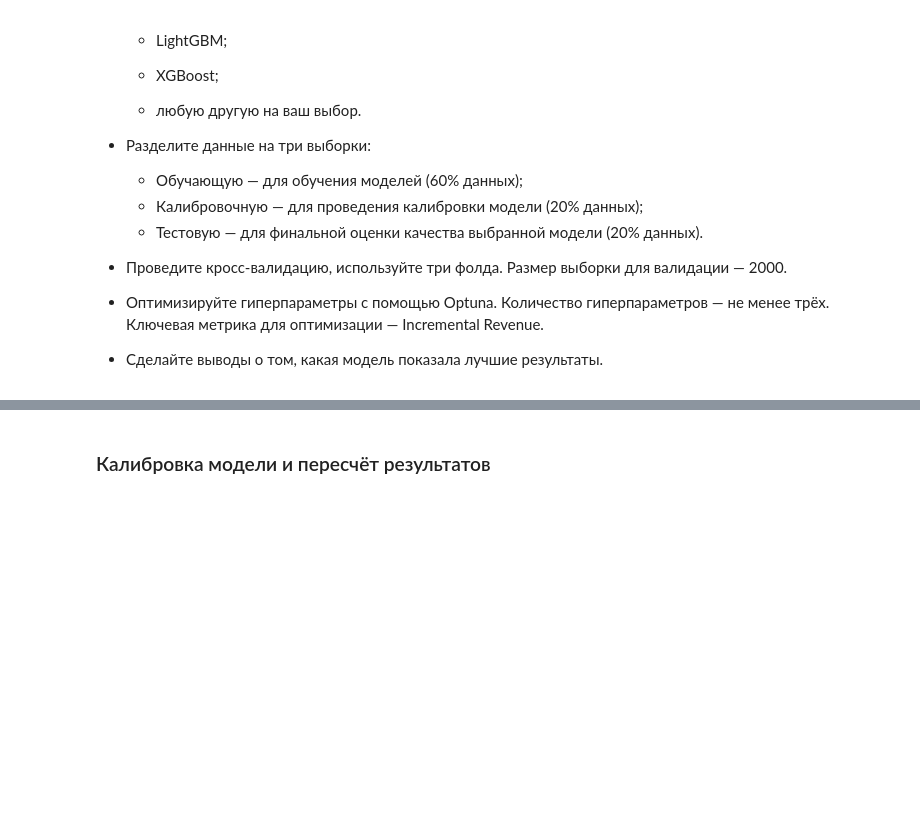
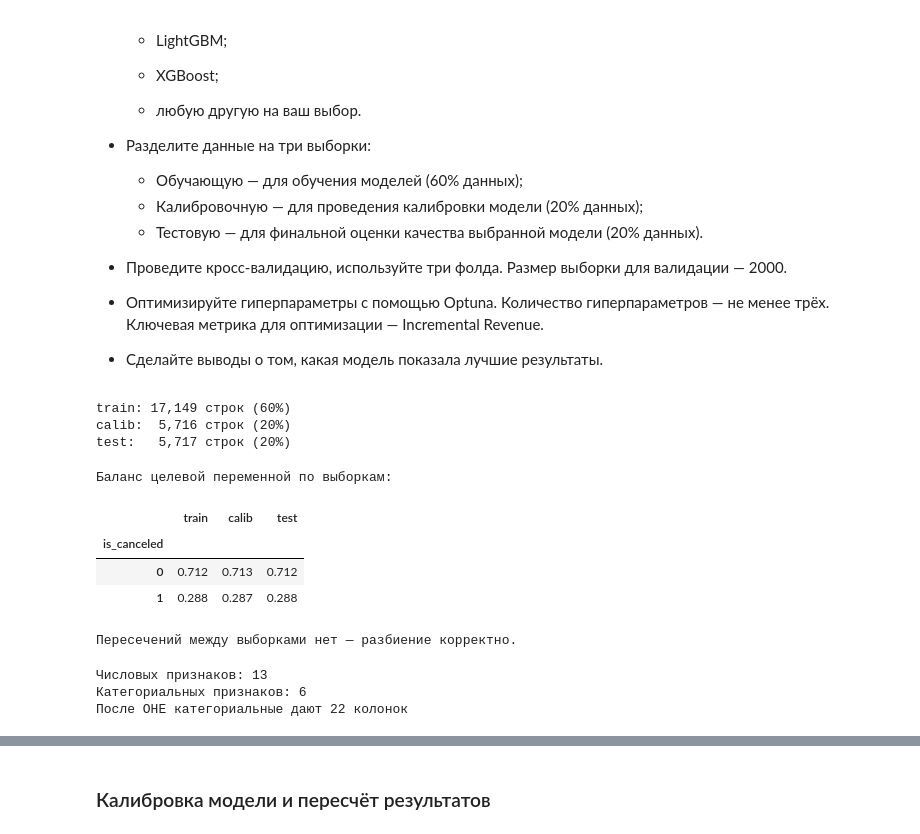
Before and after one commit to 2Myaka2/DataScience_projects, a Jupyter notebook: project4_final.ipynb, the cells around one changed output, grey strips where cells are left out. Cells and saved outputs as stored; diff of their text form; code cells hidden in the pictures; blank space fills up the shorter version.

```diff
--- a/project4_final.ipynb
+++ b/project4_final.ipynb
@@ -1446,3 +1450,73 @@ Name: is_canceled, dtype: float64
 - Оптимизируйте гиперпараметры с помощью Optuna. Количество гиперпараметров — не менее трёх. Ключевая метрика для оптимизации — Incremental Revenue.
 
 - Сделайте выводы о том, какая модель показала лучшие результаты.
+# %%
+X = df_model.drop(columns=[TARGET])
+y = df_model[TARGET]
+
+X_train, X_temp, y_train, y_temp = train_test_split(
+    X, y,
+    test_size=(CALIB_SIZE + TEST_SIZE),
+    stratify=y,
+    random_state=RANDOM_STATE,
+)
+
+X_calib, X_test, y_calib, y_test = train_test_split(
+    X_temp, y_temp,
+    test_size=TEST_SIZE / (CALIB_SIZE + TEST_SIZE),
+    stratify=y_temp,
+    random_state=RANDOM_STATE,
+)
+
+print(f"train: {X_train.shape[0]:>6,} строк ({len(X_train) / len(X) * 100:.0f}%)")
+print(f"calib: {X_calib.shape[0]:>6,} строк ({len(X_calib) / len(X) * 100:.0f}%)")
+print(f"test:  {X_test.shape[0]:>6,} строк ({len(X_test) / len(X) * 100:.0f}%)")
+# %% [output]
+train: 17,149 строк (60%)
+calib:  5,716 строк (20%)
+test:   5,717 строк (20%)
+# %%
+# Контроль
+balance = pd.DataFrame({
+    "train": y_train.value_counts(normalize=True),
+    "calib": y_calib.value_counts(normalize=True),
+    "test": y_test.value_counts(normalize=True),
+}).round(3)
+
+print("Баланс целевой переменной по выборкам:")
+display(balance)
+
+assert len(set(X_train.index) & set(X_calib.index)) == 0
+assert len(set(X_train.index) & set(X_test.index)) == 0
+assert len(set(X_calib.index) & set(X_test.index)) == 0
+print("Пересечений между выборками нет — разбиение корректно.")
+# %% [output]
+Баланс целевой переменной по выборкам:
+|  | train | calib | test |
+| is_canceled |  |  |  |
+| 0 | 0.712 | 0.713 | 0.712 |
+| 1 | 0.288 | 0.287 | 0.288 |
+Пересечений между выборками нет — разбиение корректно.
+# %%
+NUMERIC_FEATURES = [
+    c for c in X_train.columns
+    if c not in CATEGORICAL_FEATURES + [TEXT_FEATURE]
+]
+print(f"Числовых признаков: {len(NUMERIC_FEATURES)}")
+print(f"Категориальных признаков: {len(CATEGORICAL_FEATURES)}")
+
+ohe = OneHotEncoder(handle_unknown="ignore", sparse_output=False, dtype=np.int8)
+ohe.fit(X_train[CATEGORICAL_FEATURES])
+
+ohe_columns = ohe.get_feature_names_out(CATEGORICAL_FEATURES)
+print(f"После OHE категориальные дают {len(ohe_columns)} колонок")
+
+
+def encode_categorical(X_part):
+    """Применяет обученный OHE к части данных, возвращает DataFrame с индексом."""
+    encoded = ohe.transform(X_part[CATEGORICAL_FEATURES])
+    return pd.DataFrame(encoded, columns=ohe_columns, index=X_part.index)
+# %% [output]
+Числовых признаков: 13
+Категориальных признаков: 6
+После OHE категориальные дают 22 колонок
```
Also changed, not shown: parts of 16 cells of this notebook, 6 other files.
